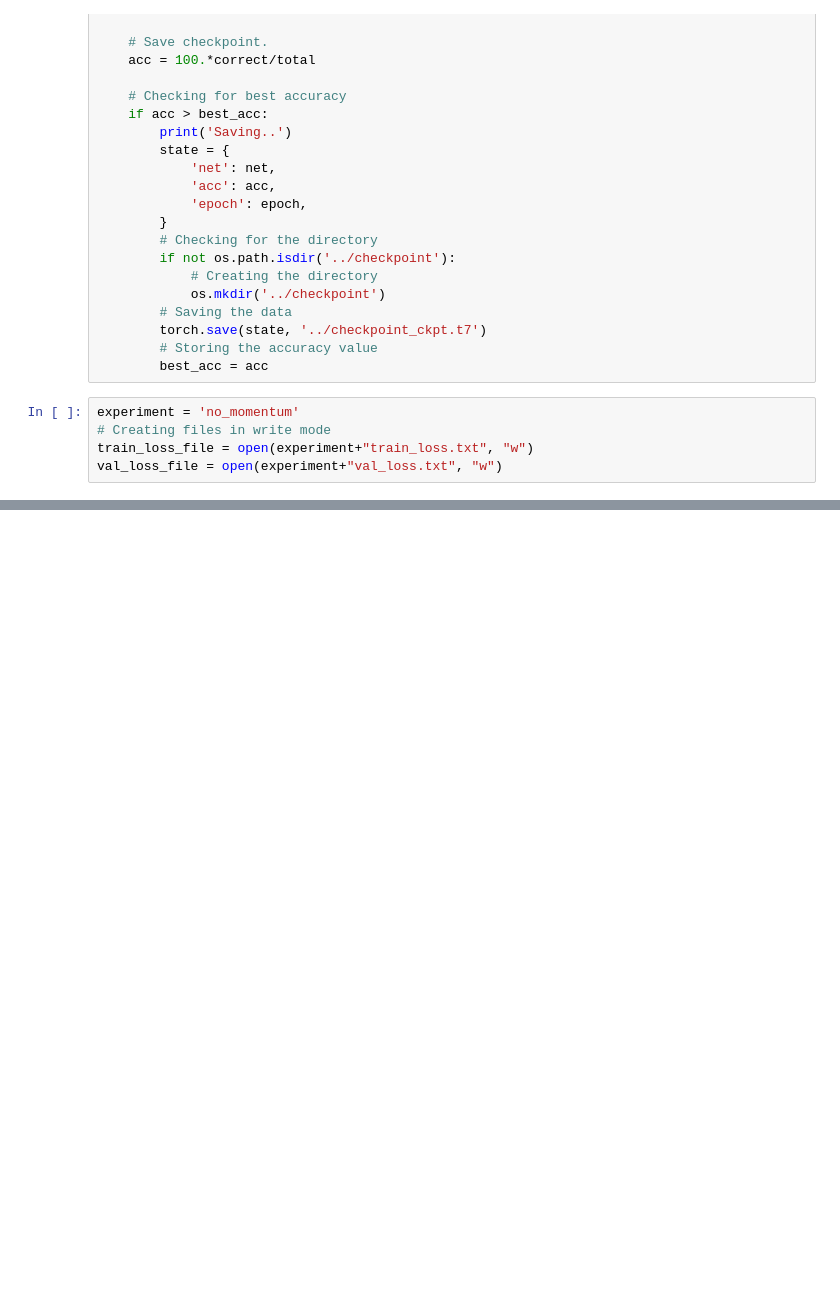
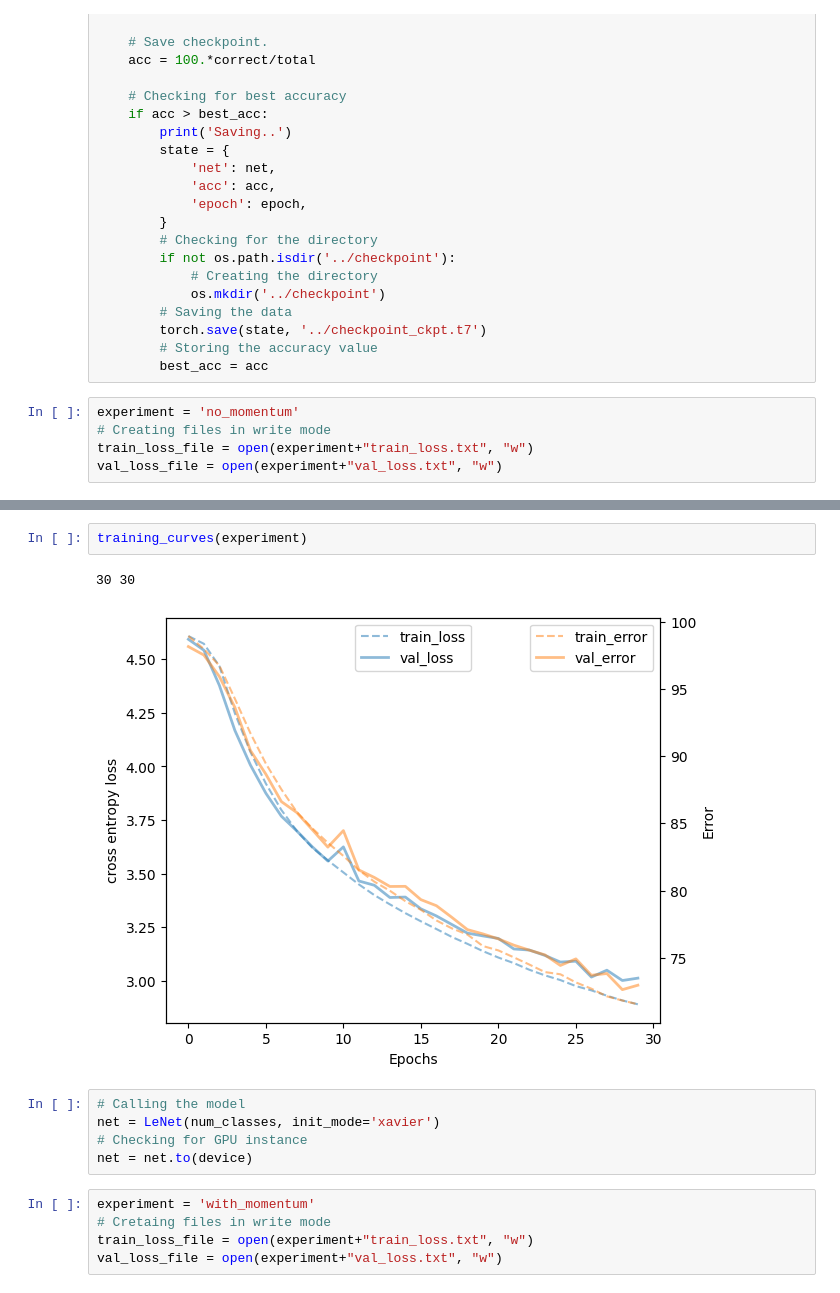
Before and after one commit to mady1987/LABS, a Jupyter notebook: Course/Wieight_Initialization/weight_init.ipynb, the cells around one changed output, grey strips where cells are left out. Drawn from its saved outputs; the diff is of its cells as text; blank space fills up the shorter version.

```diff
--- a/Course/Wieight_Initialization/weight_init.ipynb
+++ b/Course/Wieight_Initialization/weight_init.ipynb
@@ -278,0 +295,15 @@ Epoch: 0
+# %%
+training_curves(experiment)
+# %% [output]
+30 30
+[figure, added]
+# %%
+# Calling the model
+net = LeNet(num_classes, init_mode='xavier')
+# Checking for GPU instance
+net = net.to(device)
+# %%
+experiment = 'with_momentum'
+# Cretaing files in write mode
+train_loss_file = open(experiment+"train_loss.txt", "w")
+val_loss_file = open(experiment+"val_loss.txt", "w")
```
Also changed, not shown: parts of 3 cells of this notebook, 3 other files.
